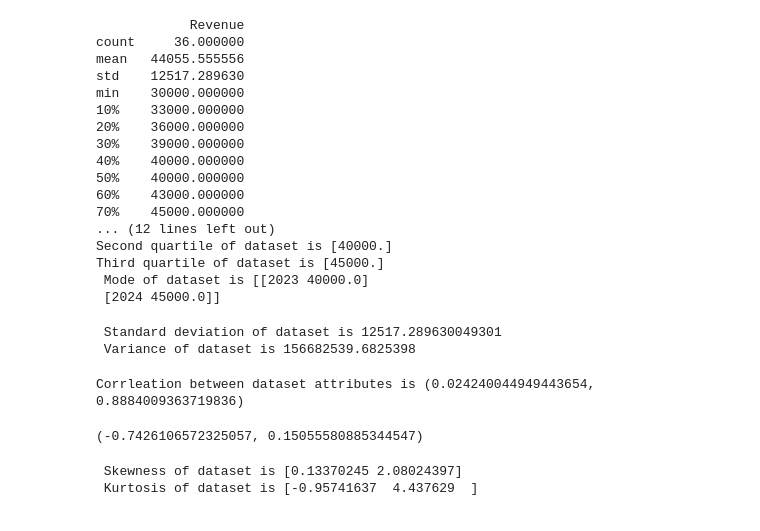
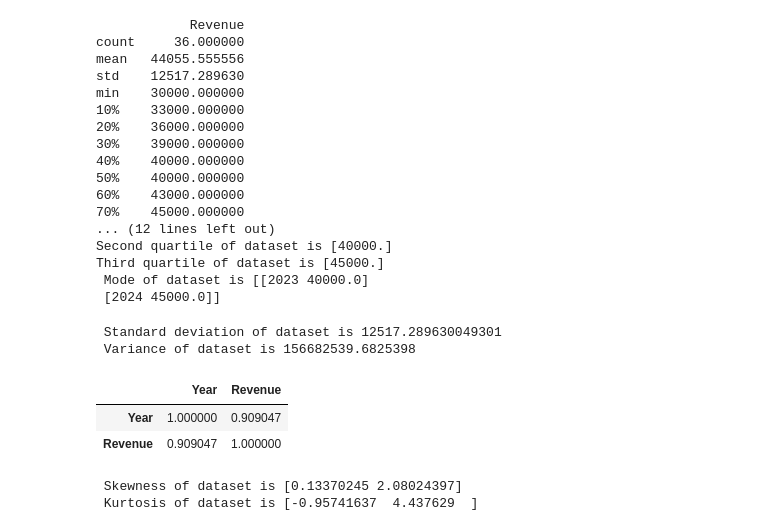
Before and after one commit to Ghoniem-Ghoniem/DataAnalysis, a Jupyter notebook: 02-Budget Core measurements.ipynb, the cells around one changed output. Saved outputs shown, nothing was run; the diff lists cells and outputs as text; code cells hidden in the pictures.

```diff
--- a/02-Budget Core measurements.ipynb
+++ b/02-Budget Core measurements.ipynb
@@ -67,17 +138,19 @@ print (" Variance of dataset is",df.Revenue.var())
 # %% [output]
  Standard deviation of dataset is 12517.289630049301
  Variance of dataset is 156682539.6825398
-# %%
-#AGGREGATE FUNCTIONS for correlation
-Y = df.Revenue
-X = df.Year
-print ("Corrleation between dataset attributes is",st.pearsonr(X,Y))
-# %% [output]
-Corrleation between dataset attributes is (0.024240044949443654, 0.8884009363719836)
-# %%
-st.pearsonr([1, 2, 3, 4, 5], [10, 9, 2.5, 6, 4])
-# %% [output]
-(-0.7426106572325057, 0.15055580885344547)
+# %%
+#AGGREGATE FUNCTIONS for correlation
+Y = df.Revenue
+X = df.Year
+newDF = df.groupby('Year').sum()
+newDF['Year'] = newDF.index
+newDF.at[2025,'Revenue'] = 550000
+newDF = newDF [['Year','Revenue']]
+newDF.corr() # get the relationship matrix
+# %% [output]
+|  | Year | Revenue |
+| Year | 1.000000 | 0.909047 |
+| Revenue | 0.909047 | 1.000000 |
 # %%
 #AGGREGATE FUNCTIONS for destribution measurements
 print (" Skewness of dataset is",df.skew().values) # means the quartile
```
Also changed, not shown: parts of 6 cells of this notebook, 1 other file.
